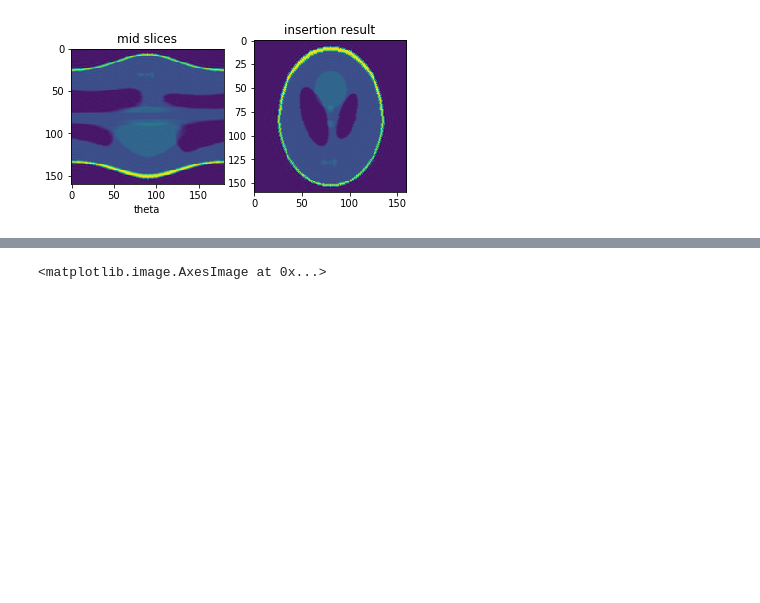
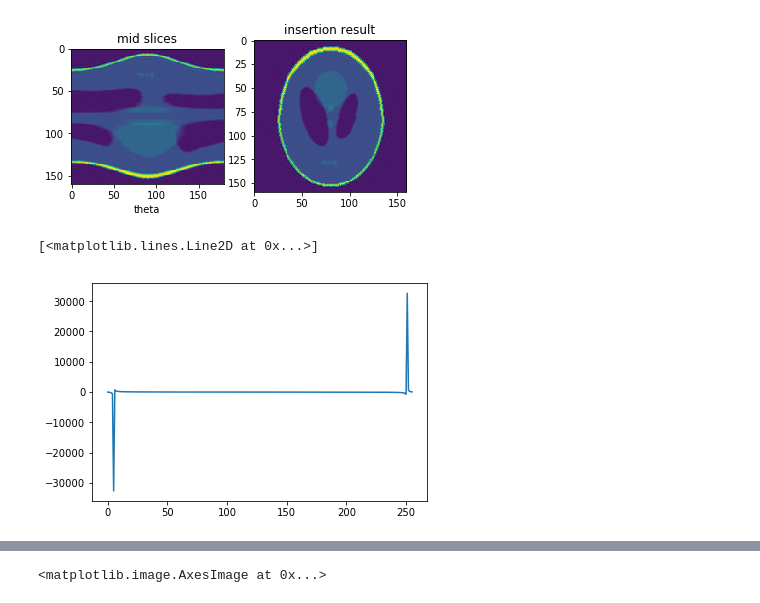
Before and after one commit to Varato/image_recon, a Jupyter notebook: recon_algo_study.ipynb, the cells around one changed output, grey strips where cells are left out. Drawn from its saved outputs; the diff is of its cells as text; code cells hidden in the pictures; blank space fills up the shorter version.

```diff
--- a/recon_algo_study.ipynb
+++ b/recon_algo_study.ipynb
@@ -219,0 +236,8 @@ fil = np.fft.ifftshift(np.where(r < min(n0, n1)/3, 1, 0))
+# %%
+x=np.linspace(0,np.pi*10,256)
+y=np.sin(x)
+yy = np.fft.fft(y)
+plt.plot(np.imag(yy)*256)
+# %% [output]
+[<matplotlib.lines.Line2D at 0x...>]
+[figure, added]
```
Also changed, not shown: parts of 30 cells of this notebook.
